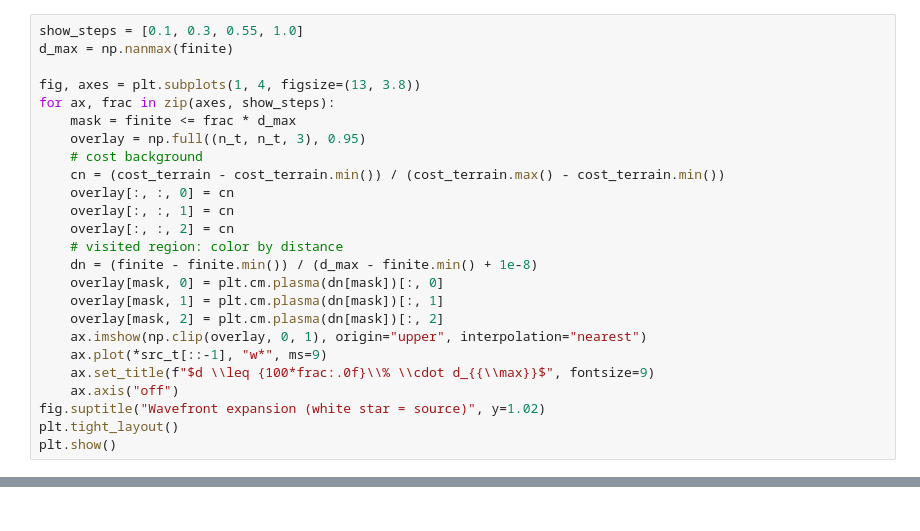
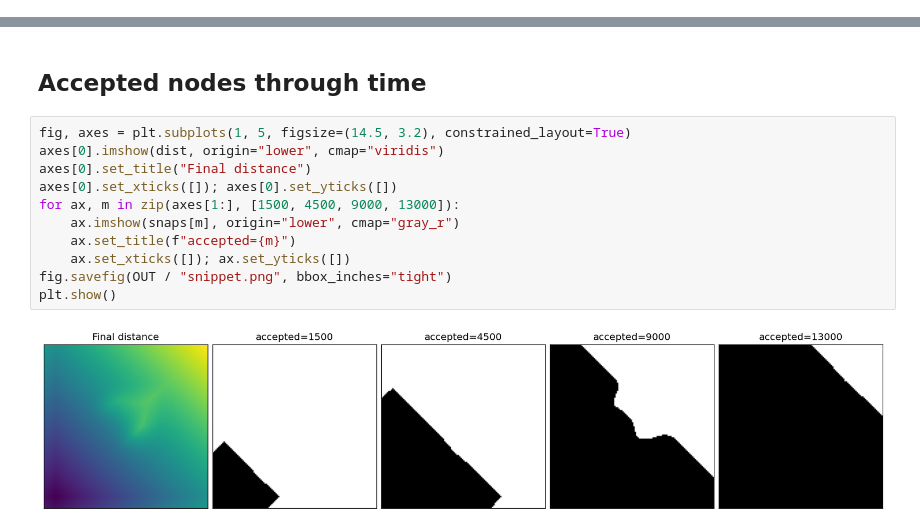
Before and after one commit to gpeyre/mathematical-nexus, a Jupyter notebook: python/dijkstra/dijkstra.ipynb, the cells around one changed output, grey strips where cells are left out. Drawn from its saved outputs; the diff is of its cells as text.

```diff
--- a/python/dijkstra/dijkstra.ipynb
+++ b/python/dijkstra/dijkstra.ipynb
@@ -207,25 +0,0 @@ We replay the wavefront by sorting nodes by their final distance and revealing t
-# %%
-show_steps = [0.1, 0.3, 0.55, 1.0]
-d_max = np.nanmax(finite)
-
-fig, axes = plt.subplots(1, 4, figsize=(13, 3.8))
-for ax, frac in zip(axes, show_steps):
-    mask = finite <= frac * d_max
-    overlay = np.full((n_t, n_t, 3), 0.95)
-    # cost background
-    cn = (cost_terrain - cost_terrain.min()) / (cost_terrain.max() - cost_terrain.min())
-    overlay[:, :, 0] = cn
-    overlay[:, :, 1] = cn
-    overlay[:, :, 2] = cn
-    # visited region: color by distance
-    dn = (finite - finite.min()) / (d_max - finite.min() + 1e-8)
-    overlay[mask, 0] = plt.cm.plasma(dn[mask])[:, 0]
-    overlay[mask, 1] = plt.cm.plasma(dn[mask])[:, 1]
-    overlay[mask, 2] = plt.cm.plasma(dn[mask])[:, 2]
-    ax.imshow(np.clip(overlay, 0, 1), origin="upper", interpolation="nearest")
-    ax.plot(*src_t[::-1], "w*", ms=9)
-    ax.set_title(f"$d \\leq {100*frac:.0f}\\% \\cdot d_{{\\max}}$", fontsize=9)
-    ax.axis("off")
-fig.suptitle("Wavefront expansion (white star = source)", y=1.02)
-plt.tight_layout()
-plt.show()
@@ -271,0 +46,15 @@ interactive(children=(IntSlider(value=80, description='row', max=99, step=5), In
+# %% [markdown]
+## Accepted nodes through time
+# %%
+fig, axes = plt.subplots(1, 5, figsize=(14.5, 3.2), constrained_layout=True)
+axes[0].imshow(dist, origin="lower", cmap="viridis")
+axes[0].set_title("Final distance")
+axes[0].set_xticks([]); axes[0].set_yticks([])
+for ax, m in zip(axes[1:], [1500, 4500, 9000, 13000]):
+    ax.imshow(snaps[m], origin="lower", cmap="gray_r")
+    ax.set_title(f"accepted={m}")
+    ax.set_xticks([]); ax.set_yticks([])
+fig.savefig(OUT / "snippet.png", bbox_inches="tight")
+plt.show()
+# %% [output]
+[figure, added]
```
Also changed, not shown: parts of 19 cells of this notebook, 30 other files.
